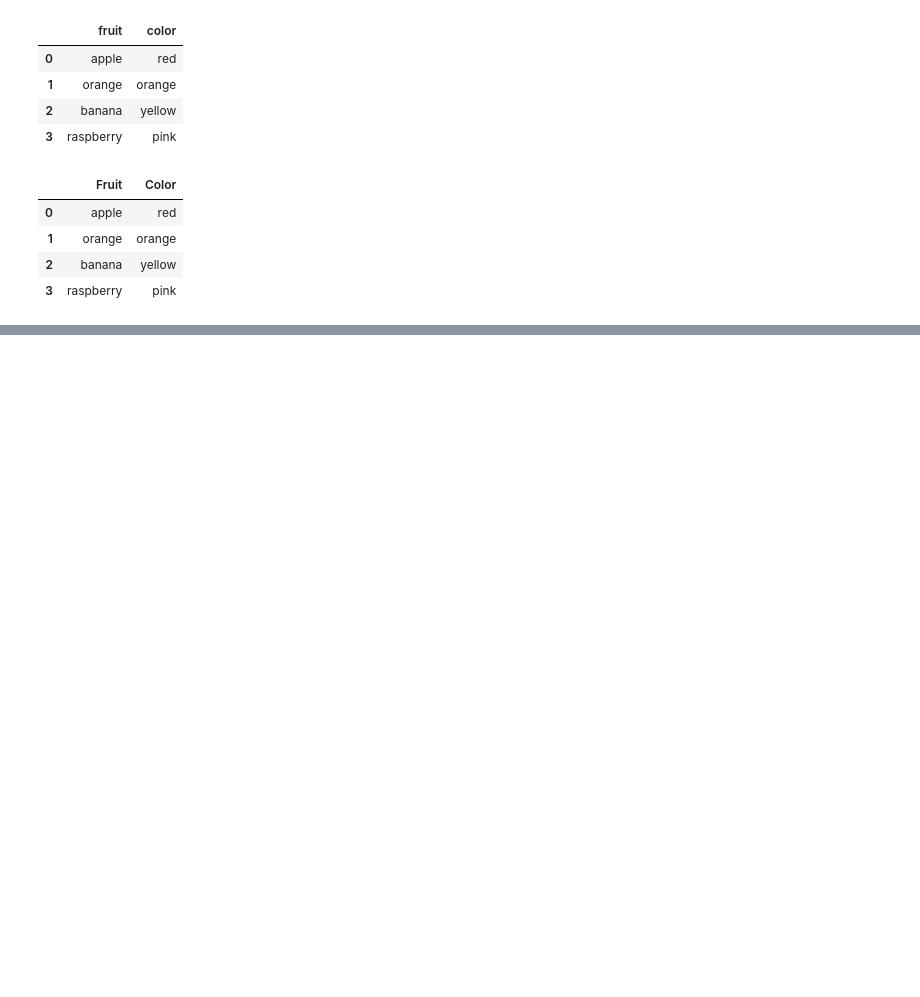
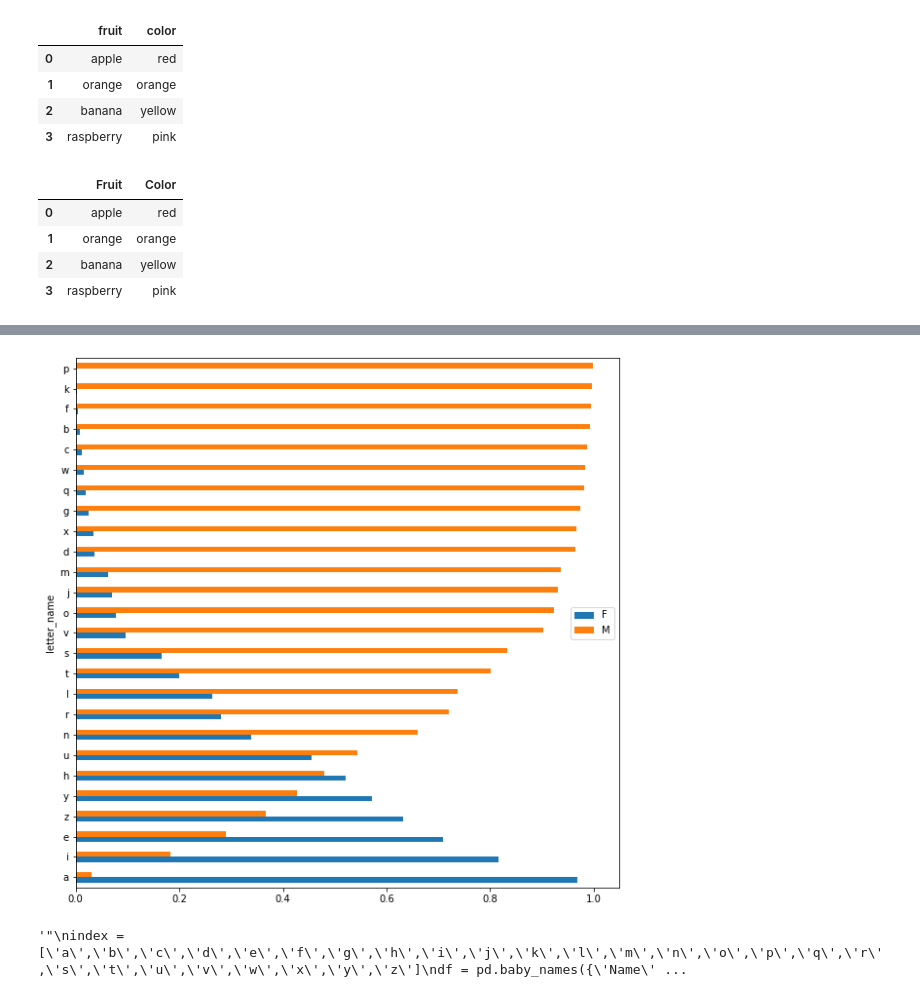
Before and after one commit to Ajarlin/Data-Science, a Jupyter notebook: Labs/Lab 2/ja895_lab2.ipynb, the cells around one changed output, grey strips where cells are left out. Drawn from its saved outputs; the diff is of its cells as text; code cells hidden in the pictures; blank space fills up the shorter version.

```diff
--- a/Labs/Lab 2/ja895_lab2.ipynb
+++ b/Labs/Lab 2/ja895_lab2.ipynb
@@ -74,0 +104,6 @@ SyntaxError: invalid syntax (<ipython-input-46-9f3ca00b492b>, line 3)
+# %%
+
+
+data_url = 'https://www.ssa.gov/oact/babynames/state/namesbystate.zip'
+# use fetct_and_cache to avoid multiple downloads.
+namesbystate_path = fetch_and_cache(data_url, 'namesbystate.zip')
@@ -74,0 +112,18 @@ SyntaxError: invalid syntax (<ipython-input-46-9f3ca00b492b>, line 3)
+# %%
+import zipfile
+zf = zipfile.ZipFile(namesbystate_path, 'r')
+
+field_names = ['State', 'Sex', 'Year', 'Name', 'Count']
+
+def load_dataframe_from_zip(zf, f):
+    with zf.open(f) as fh:
+        return pd.read_csv(fh, header=None, names=field_names)
+
+# List comprehension
+states = [
+    load_dataframe_from_zip(zf, f)
+    for f in sorted(zf.filelist, key=lambda x:x.filename)
+    if f.filename.endswith('.TXT')
+]
+
+baby_names = pd.concat(states).reset_index(drop=True)
@@ -74,0 +163,3 @@ SyntaxError: invalid syntax (<ipython-input-46-9f3ca00b492b>, line 3)
+# %%
+df = baby_names[:5].set_index("Name")
+df
@@ -74,0 +454,24 @@ SyntaxError: invalid syntax (<ipython-input-46-9f3ca00b492b>, line 3)
+# %%
+#Letter_name = baby_names['Name'].str[-1].head()
+#Letter_name
+
+#Making a new column to the data frame containing the last letter
+baby_names['Letter_name'] = baby_names['Name'].str[-1]
+letter_name_count = (baby_names.loc[:, ('Sex','Count', 'Letter_name')].groupby(['Letter_name', 'Sex']).sum())
+lnc_pivot = baby_names.pivot_table( index='letter_name',
+                                   columns='Sex',
+                                   values='Count', aggfunc=sum)
+mylist = lnc_pivot['F'] + lnc_pivot['M']
+
+final_chart = pd.DataFrame({'F': lnc_pivot['F'] / mylist, 'M': lnc_pivot['M'] / mylist}).sort_values('M')
+final_chart.plot.barh(figsize=(10,10));
+# %% [output]
+[figure, added]
+# %%
+""""
+index =  ['a','b','c','d','e','f','g','h','i','j','k','l','m','n','o','p','q','r','s','t','u','v','w','x','y','z']
+df = pd.baby_names({'Name': Name, 'Sex':sex}, index=index)
+ax = df.plot.barh()
+"""
+# %% [output]
+'"\nindex =  [\'a\',\'b\',\'c\',\'d\',\'e\',\'f\',\'g\',\'h\',\'i\',\'j\',\'k\',\'l\',\'m\',\'n\',\'o\',\'p\',\'q\',\'r\',\'s\',\'t\',\'u\',\'v\',\'w\',\'x\',\'y\',\'z\']\ndf = pd.baby_names({\'Name\' ...
```
Also changed, not shown: parts of 46 cells of this notebook.
